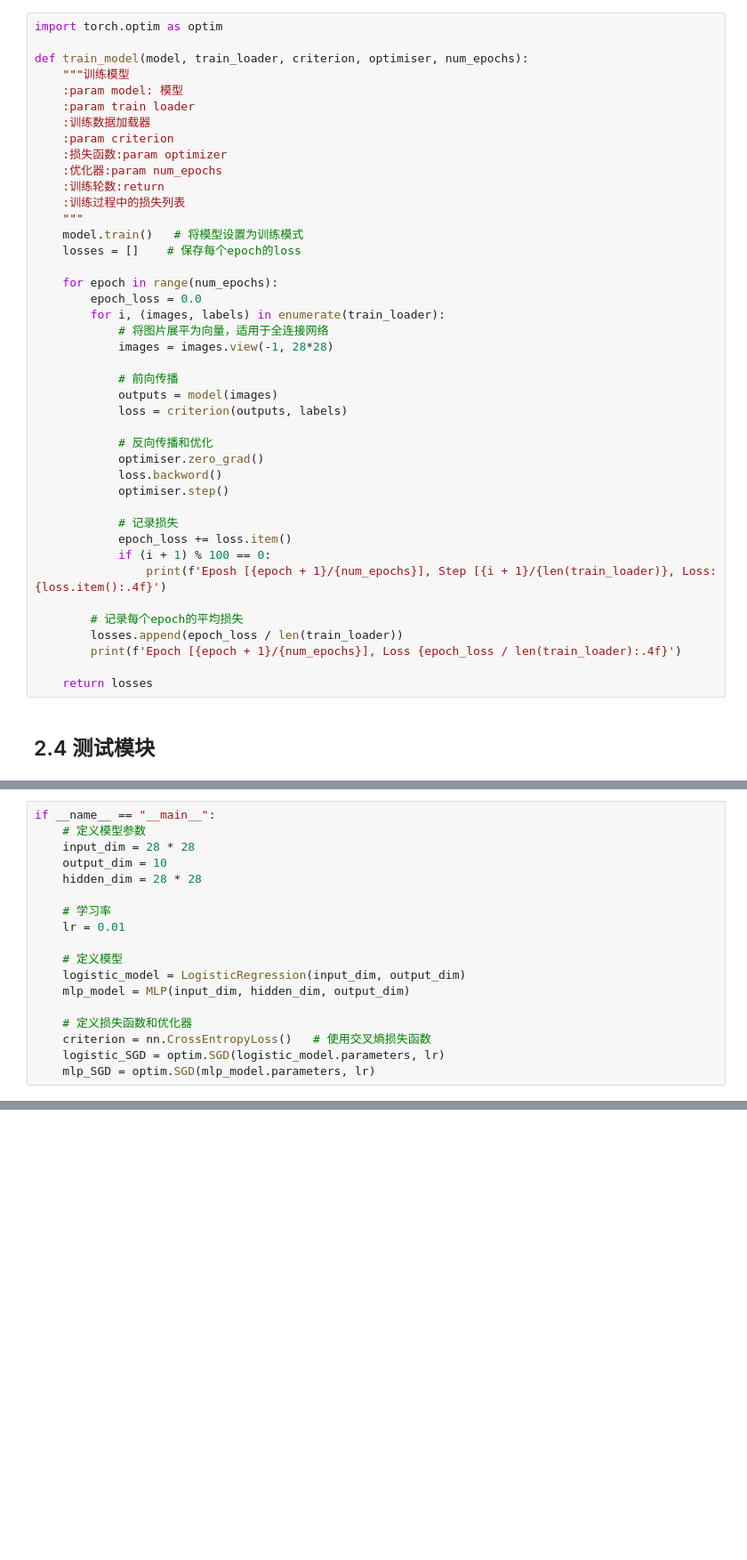
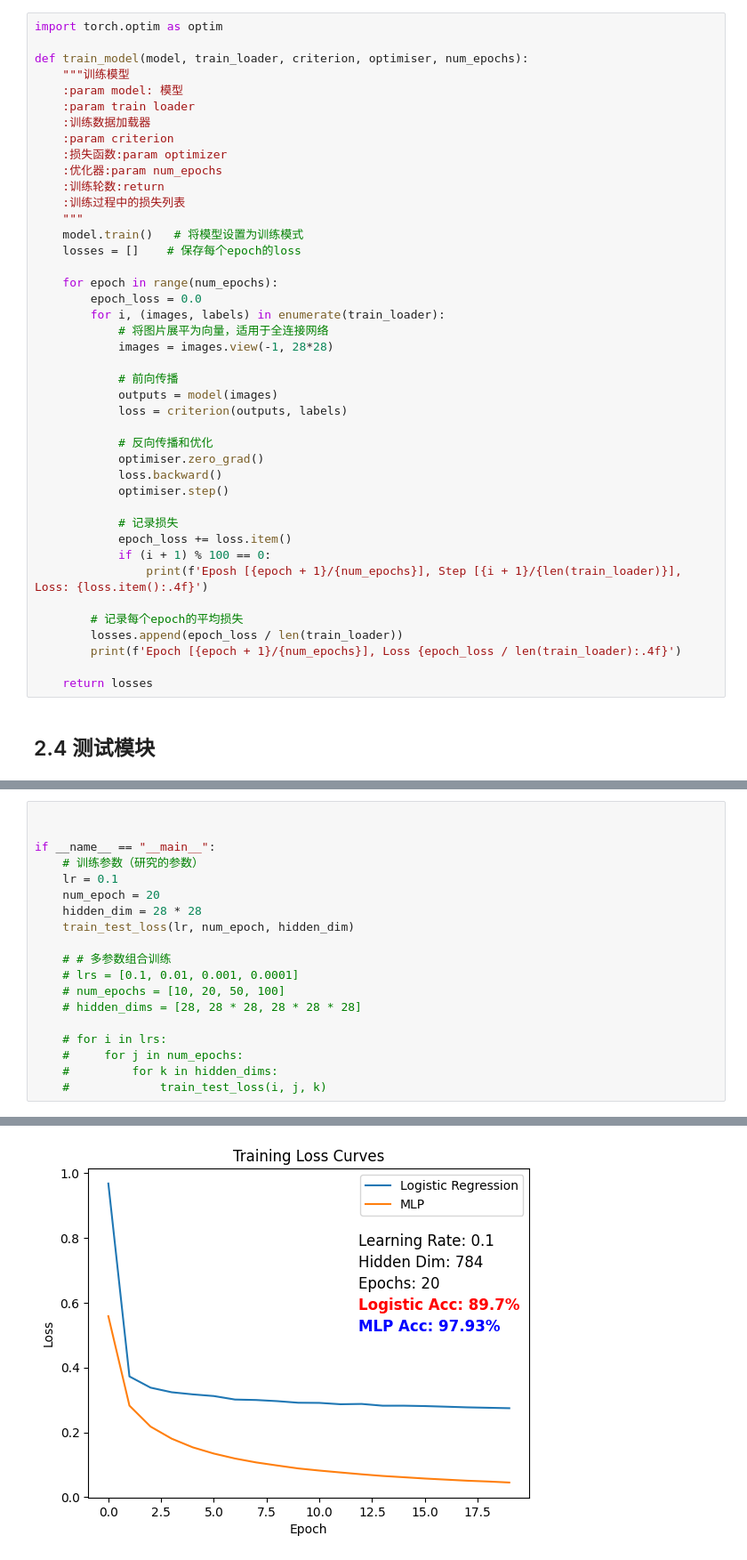
Before and after one commit to SunJianwei829/ML-Project, a Jupyter notebook: assignment02.ipynb, the cells around one changed output, grey strips where cells are left out. Shown at 89% size. Cells and saved outputs as stored; diff of their text form; blank space fills up the shorter version.

```diff
--- a/assignment02.ipynb
+++ b/assignment02.ipynb
@@ -94,13 +95,13 @@ def train_model(model, train_loader, criterion, optimiser, num_epochs):
 
             # 反向传播和优化
             optimiser.zero_grad()
-            loss.backword()
+            loss.backward()
             optimiser.step()
 
             # 记录损失
             epoch_loss += loss.item()
             if (i + 1) % 100 == 0:
-                print(f'Eposh [{epoch + 1}/{num_epochs}], Step [{i + 1}/{len(train_loader)}, Loss: {loss.item():.4f}')
+                print(f'Eposh [{epoch + 1}/{num_epochs}], Step [{i + 1}/{len(train_loader)}], Loss: {loss.item():.4f}')
 
         # 记录每个epoch的平均损失
         losses.append(epoch_loss / len(train_loader))
@@ -136,18 +136,0 @@ def test_model(model, test_loader):
-# %%
-if __name__ == "__main__":
-    # 定义模型参数
-    input_dim = 28 * 28
-    output_dim = 10
-    hidden_dim = 28 * 28
-
-    # 学习率
-    lr = 0.01
-
-    # 定义模型
-    logistic_model = LogisticRegression(input_dim, output_dim)
-    mlp_model = MLP(input_dim, hidden_dim, output_dim)
-
-    # 定义损失函数和优化器
-    criterion = nn.CrossEntropyLoss()   # 使用交叉熵损失函数
-    logistic_SGD = optim.SGD(logistic_model.parameters, lr)
-    mlp_SGD = optim.SGD(mlp_model.parameters, lr)
@@ -153,0 +183,20 @@ if __name__ == "__main__":
+# %%
+
+
+if __name__ == "__main__":
+    # 训练参数（研究的参数）
+    lr = 0.1
+    num_epoch = 20
+    hidden_dim = 28 * 28
+    train_test_loss(lr, num_epoch, hidden_dim)
+
+    # # 多参数组合训练
+    # lrs = [0.1, 0.01, 0.001, 0.0001]
+    # num_epochs = [10, 20, 50, 100]
+    # hidden_dims = [28, 28 * 28, 28 * 28 * 28]
+
+    # for i in lrs:
+    #     for j in num_epochs:
+    #         for k in hidden_dims:
+    #             train_test_loss(i, j, k)
+# %% [output]
@@ -153,0 +220 @@ if __name__ == "__main__":
+[figure, added]
```
Also changed, not shown: parts of 7 cells of this notebook.
